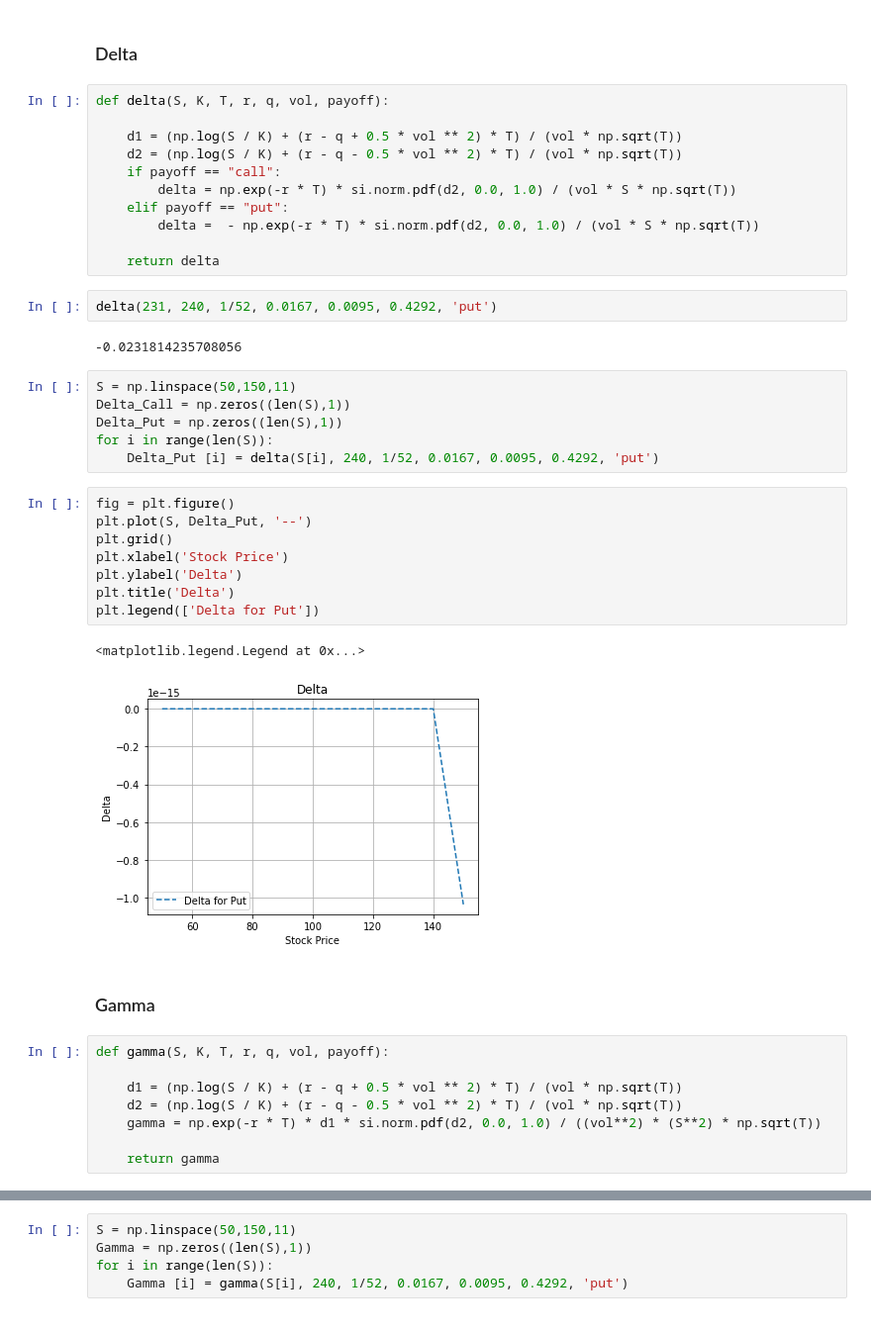
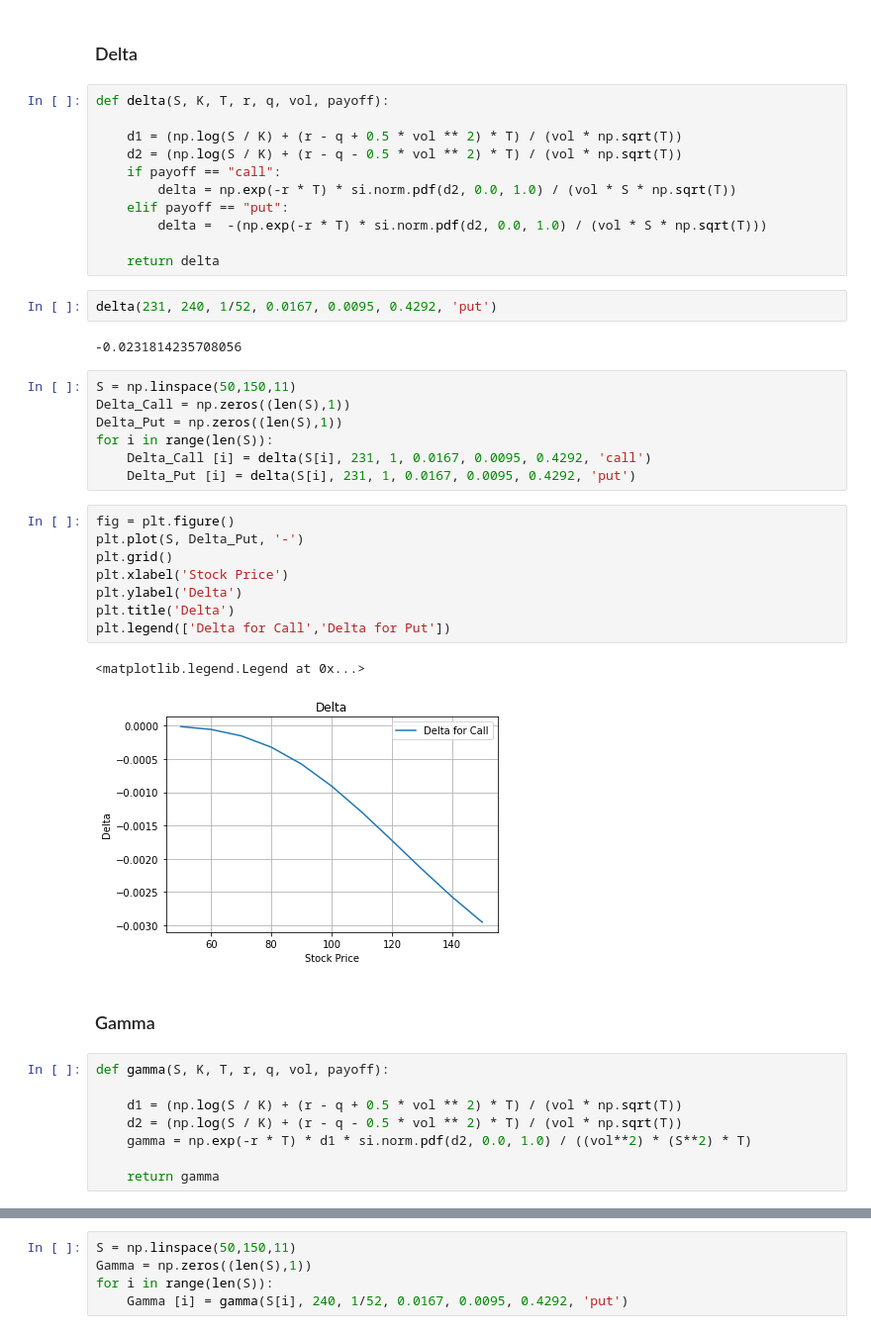
Before and after one commit to Ade-Sode/CW, a Jupyter notebook: W1809676 CW.ipynb, the cells around one changed output, grey strips where cells are left out. Shown at 99% size. Cells and saved outputs as stored; diff of their text form.

```diff
--- a/W1809676 CW.ipynb
+++ b/W1809676 CW.ipynb
@@ -316,7 +315,7 @@ def delta(S, K, T, r, q, vol, payoff):
     if payoff == "call":
         delta = np.exp(-r * T) * si.norm.pdf(d2, 0.0, 1.0) / (vol * S * np.sqrt(T))
     elif payoff == "put":
-        delta =  - np.exp(-r * T) * si.norm.pdf(d2, 0.0, 1.0) / (vol * S * np.sqrt(T))
+        delta =  -(np.exp(-r * T) * si.norm.pdf(d2, 0.0, 1.0) / (vol * S * np.sqrt(T)))
 
     return delta
 # %%
@@ -328,18 +327,19 @@ S = np.linspace(50,150,11)
 Delta_Call = np.zeros((len(S),1))
 Delta_Put = np.zeros((len(S),1))
 for i in range(len(S)):
-    Delta_Put [i] = delta(S[i], 240, 1/52, 0.0167, 0.0095, 0.4292, 'put')
+    Delta_Call [i] = delta(S[i], 231, 1, 0.0167, 0.0095, 0.4292, 'call')
+    Delta_Put [i] = delta(S[i], 231, 1, 0.0167, 0.0095, 0.4292, 'put')
 # %%
 fig = plt.figure()
-plt.plot(S, Delta_Put, '--')
+plt.plot(S, Delta_Put, '-')
 plt.grid()
 plt.xlabel('Stock Price')
 plt.ylabel('Delta')
 plt.title('Delta')
-plt.legend(['Delta for Put'])
+plt.legend(['Delta for Call','Delta for Put'])
 # %% [output]
 <matplotlib.legend.Legend at 0x...>
-[figure, old version]
+[figure, new version]
 # %% [markdown]
 ### Gamma
 # %%
@@ -347,7 +347,7 @@ def gamma(S, K, T, r, q, vol, payoff):
 
     d1 = (np.log(S / K) + (r - q + 0.5 * vol ** 2) * T) / (vol * np.sqrt(T))
     d2 = (np.log(S / K) + (r - q - 0.5 * vol ** 2) * T) / (vol * np.sqrt(T))
-    gamma = np.exp(-r * T) * d1 * si.norm.pdf(d2, 0.0, 1.0) / ((vol**2) * (S**2) * np.sqrt(T))
+    gamma = np.exp(-r * T) * d1 * si.norm.pdf(d2, 0.0, 1.0) / ((vol**2) * (S**2) * T)
 
     return gamma
 # %%
```
Also changed, not shown: parts of 19 cells of this notebook.
